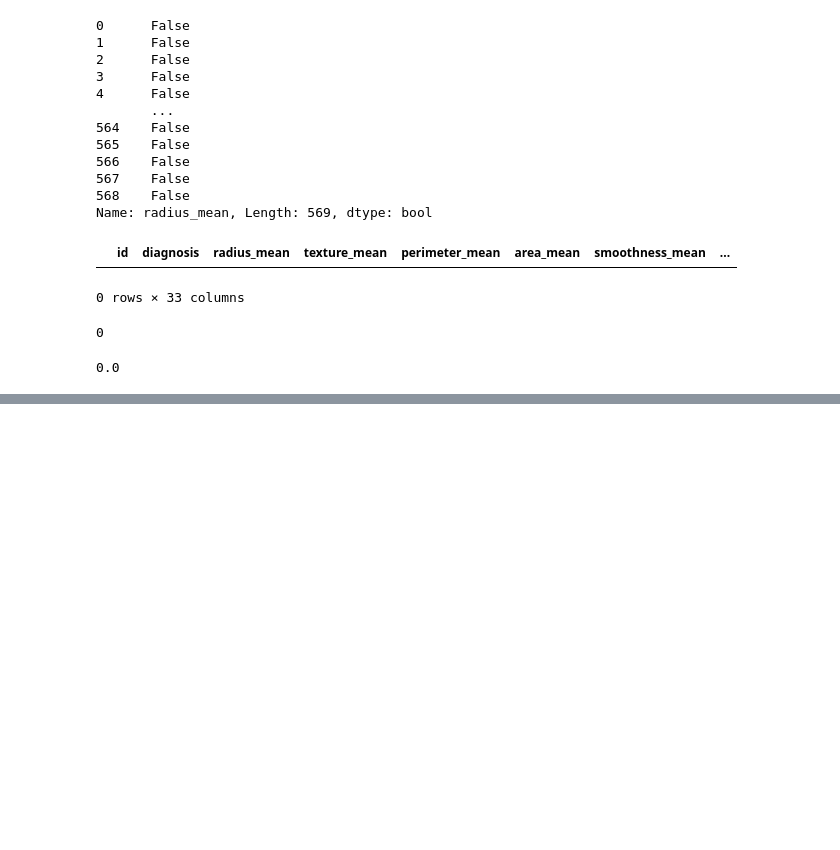
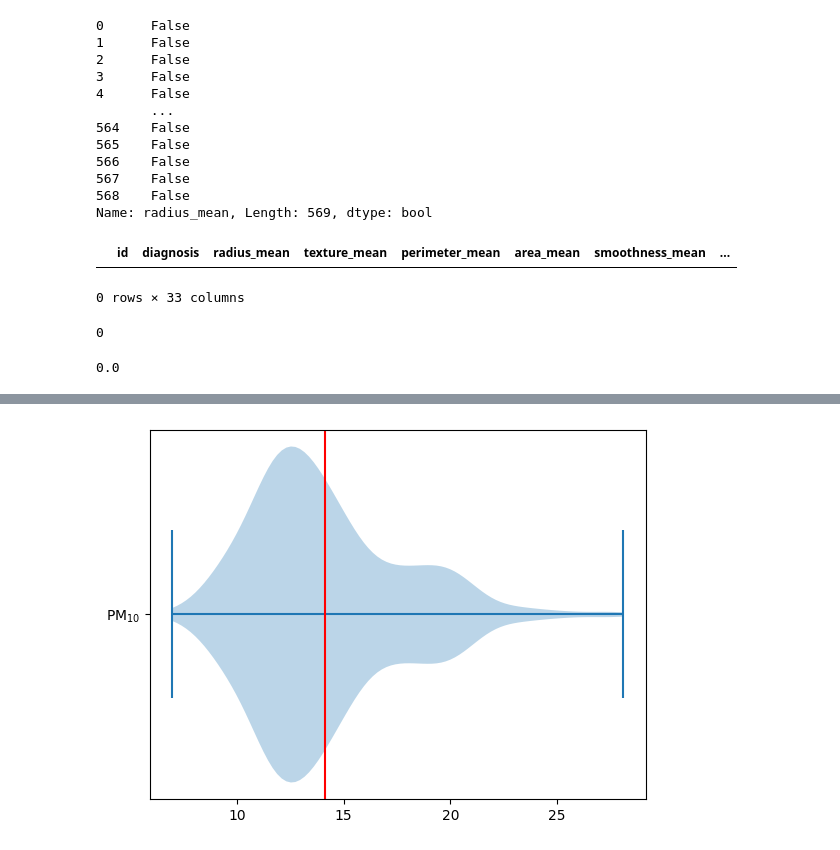
Before and after one commit to nelsonbeas33/AprendizajeAutomaticoFCFM, a Jupyter notebook: tarea2/tarea2.ipynb, the cells around one changed output, grey strips where cells are left out. Cells and saved outputs as stored; diff of their text form; code cells hidden in the pictures; blank space fills up the shorter version.

```diff
--- a/tarea2/tarea2.ipynb
+++ b/tarea2/tarea2.ipynb
@@ -172,0 +236,12 @@ df_pm10_dropna = dataSub.dropna()
+# %%
+plt.figure()
+plt.violinplot(dataSub.radius_mean, vert=False)
+plt.axvline( # Dibujar una línea vertical
+    x = dataSub.radius_mean.mean(), # En la media de los datos
+    c = '#ff0000', # De color hexadecimal rojo
+    label = '$\\bar{x}$' # con este identificador
+)
+plt.yticks([1], labels=['PM$_{10}$'])
+plt.show()
+# %% [output]
+[figure, added]
```
Also changed, not shown: parts of 18 cells of this notebook.
